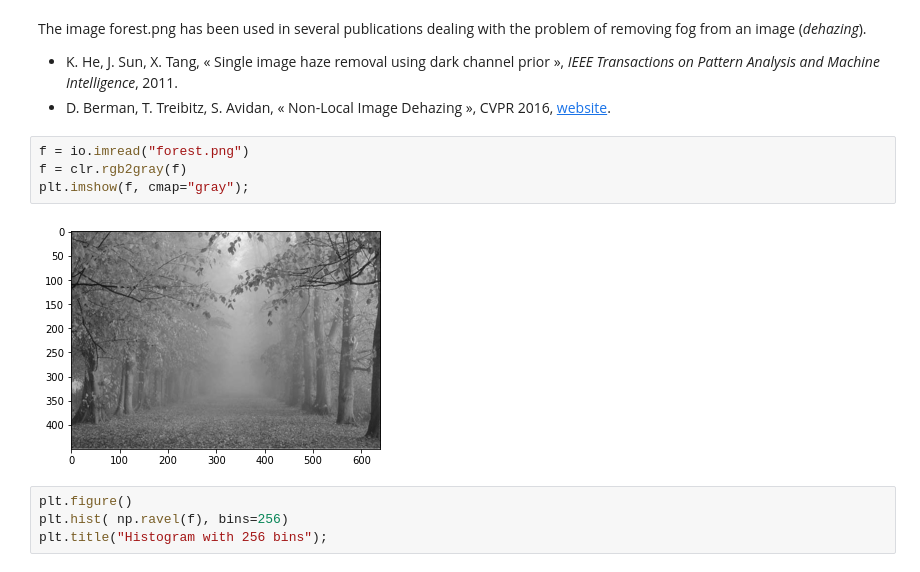
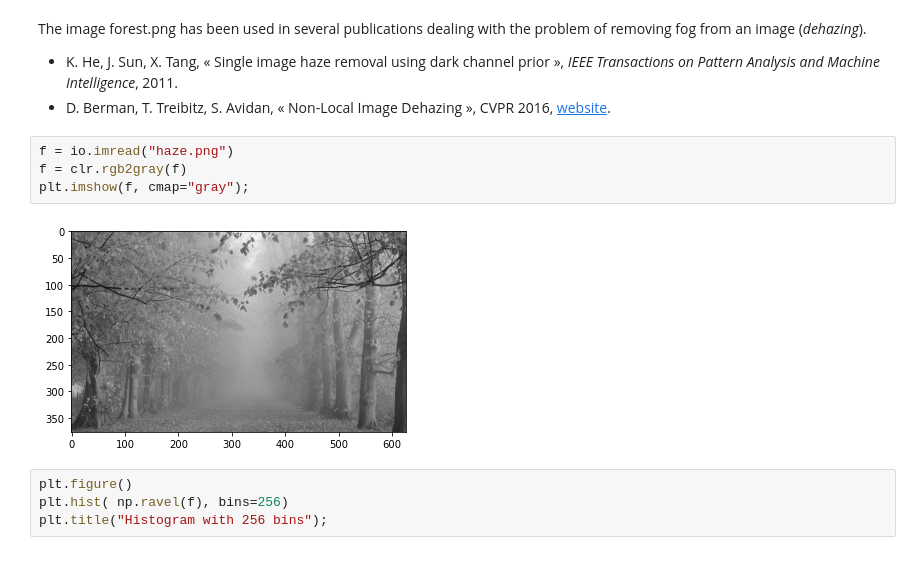
Before and after one commit to vincmazet/bip, a Jupyter notebook: _sources/labs/cor1.ipynb, the cells around one changed output. Saved outputs shown, nothing was run; the diff lists cells and outputs as text.

```diff
--- a/_sources/labs/cor1.ipynb
+++ b/_sources/labs/cor1.ipynb
@@ -436,11 +503,11 @@ The image forest.png has been used in several publications dealing with the prob
   « Non-Local Image Dehazing »,
   CVPR 2016, [website](http://www.eng.tau.ac.il/~berman/NonLocalDehazing/).
 # %%
-f = io.imread("forest.png")
+f = io.imread("haze.png")
 f = clr.rgb2gray(f)
 plt.imshow(f, cmap="gray");
 # %% [output]
-[figure, old version]
+[figure, new version]
 # %%
 plt.figure()
 plt.hist( np.ravel(f), bins=256)
```
Also changed, not shown: parts of 14 cells of this notebook, 41 other files.
